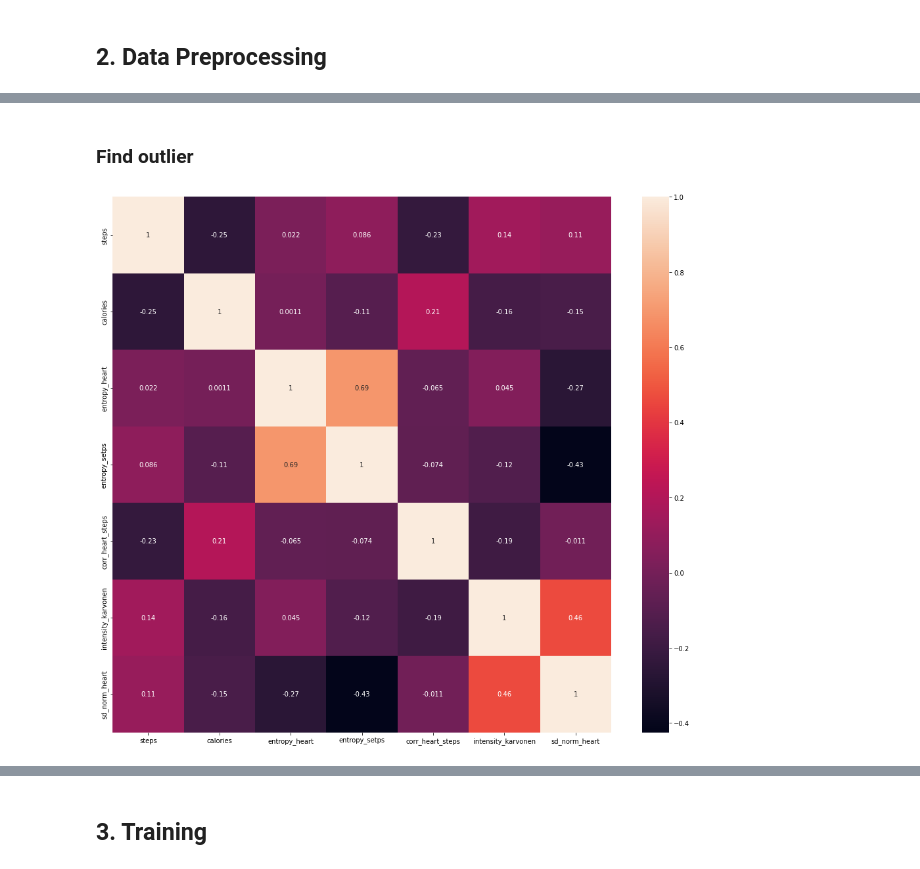
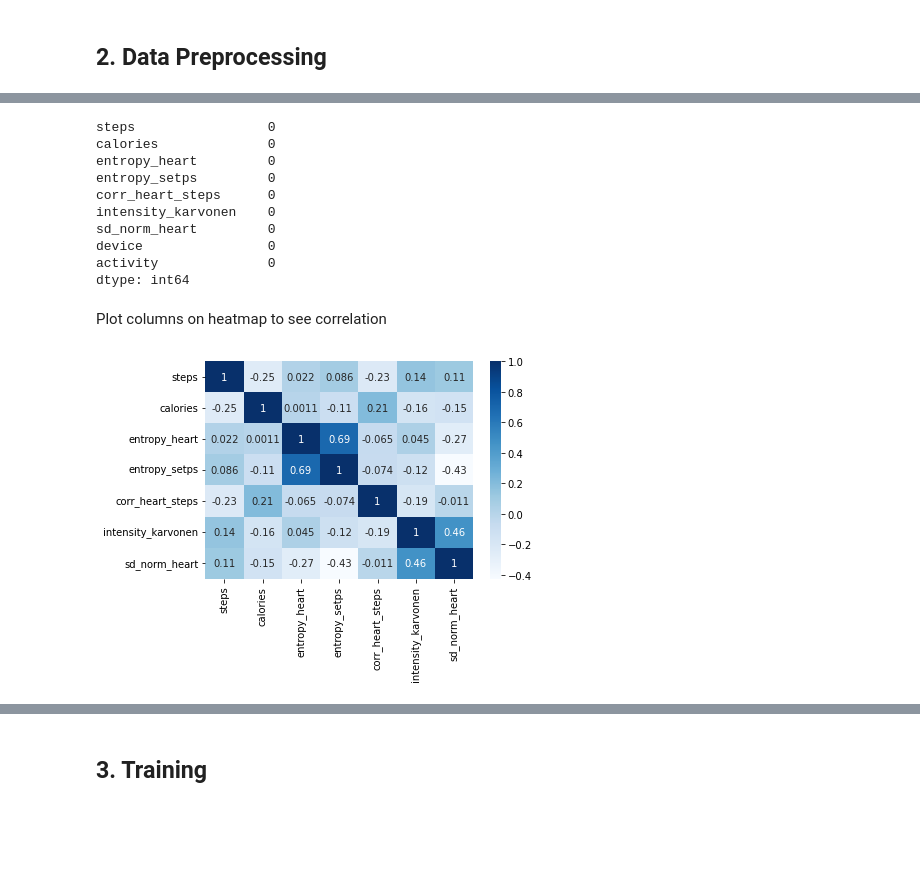
Before and after one commit to juniorise/health_credit, a Jupyter notebook: ml/notebooks/people.ipynb, the cells around one changed output, grey strips where cells are left out. Saved outputs shown, nothing was run; the diff lists cells and outputs as text; code cells hidden in the pictures; blank space fills up the shorter version.

```diff
--- a/ml/notebooks/people.ipynb
+++ b/ml/notebooks/people.ipynb
@@ -138,7 +122,21 @@ dtype: int64
-# %% [markdown]
-### Find outlier
+# %%
+# display null value
+df.isna().sum()
+# %% [output]
+steps                 0
+calories              0
+entropy_heart         0
+entropy_setps         0
+corr_heart_steps      0
+intensity_karvonen    0
+sd_norm_heart         0
+device                0
+activity              0
+dtype: int64
+# %% [markdown]
+Plot columns on heatmap to see correlation
 # %%
-ax = plt.subplots(figsize=(17, 15))
-ax = sns.heatmap(df.corr(), annot=True)
+ax = plt.subplots()
+ax = sns.heatmap(df.corr(), annot=True, cmap="Blues")
 # %% [output]
-[figure, old version]
+[figure, new version]
```
Also changed, not shown: parts of 63 cells of this notebook.
